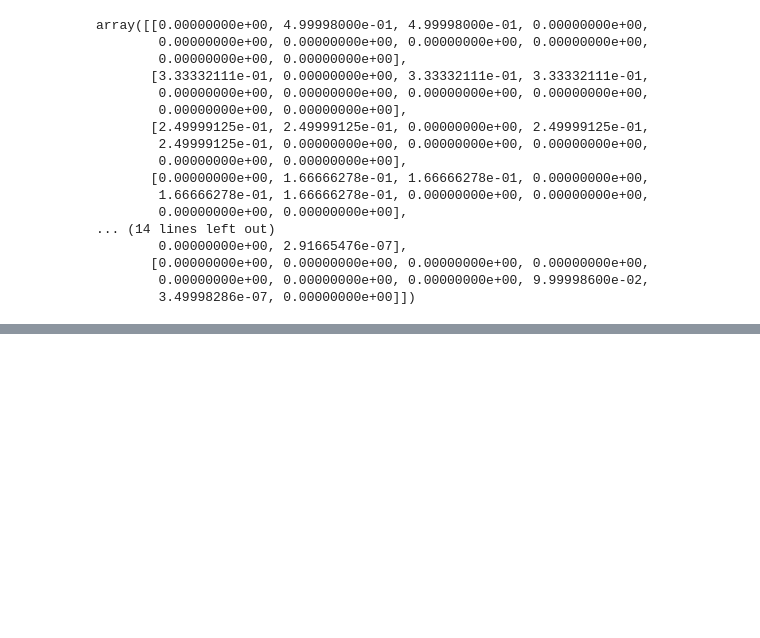
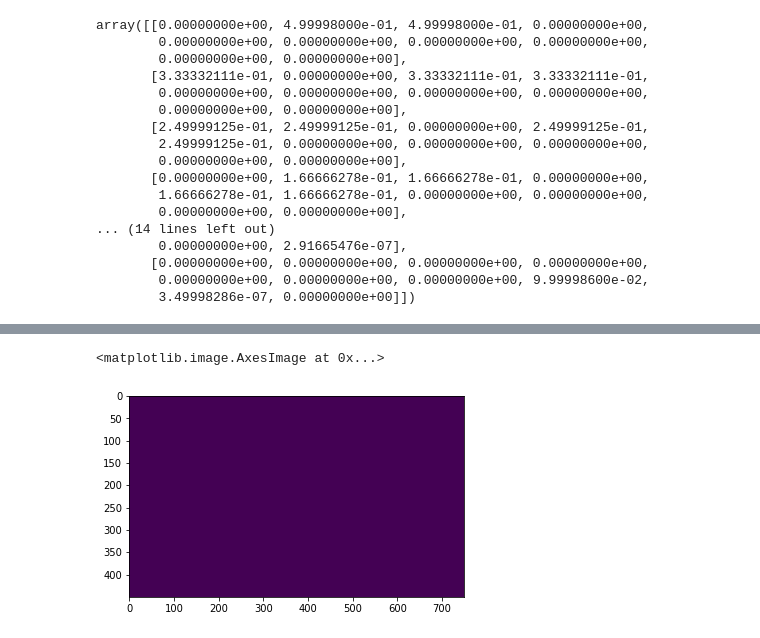
Before and after one commit to Dodant/curly-tribble, a Jupyter notebook: SPuO/Untitled2.ipynb, the cells around one changed output, grey strips where cells are left out. Saved outputs shown, nothing was run; the diff lists cells and outputs as text; code cells hidden in the pictures; blank space fills up the shorter version.

```diff
--- a/SPuO/Untitled2.ipynb
+++ b/SPuO/Untitled2.ipynb
@@ -124,0 +176,5 @@ array([[ 1.00000000e+00, -4.99998000e-01, -4.99998000e-01,
+# %%
+plt.imshow(intersection)
+# %% [output]
+<matplotlib.image.AxesImage at 0x...>
+[figure, added]
```
Also changed, not shown: parts of 18 cells of this notebook, 1 other file.
